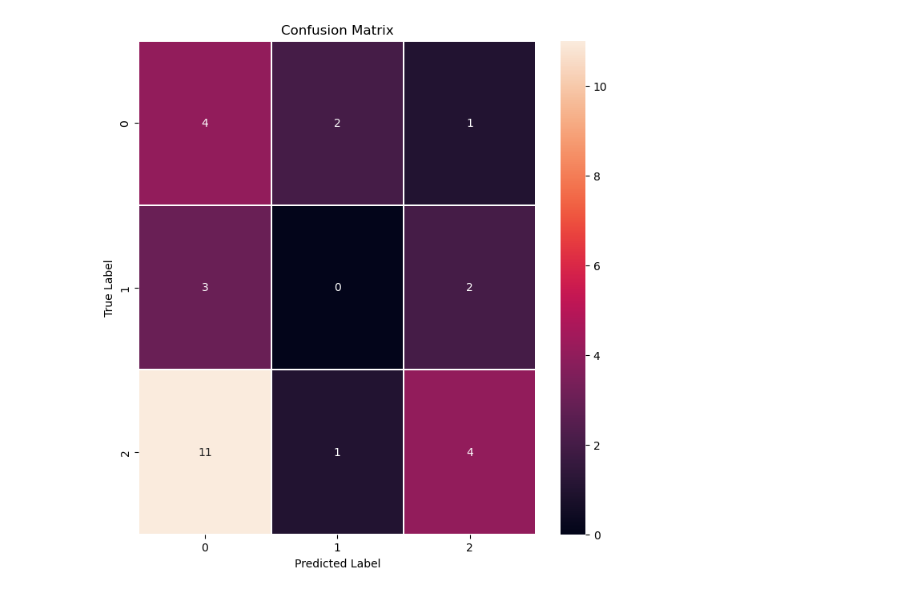
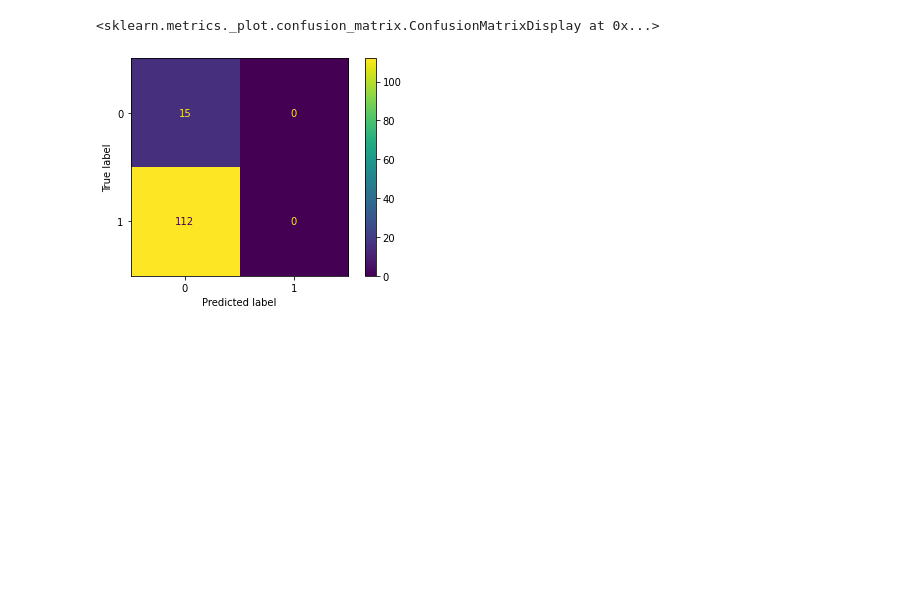
Before and after one commit to ml-sum23/genomic-cancer-classification, a Jupyter notebook: 03-cnn.ipynb, the cells around one changed output. Drawn from its saved outputs; the diff is of its cells as text; code cells hidden in the pictures; blank space fills up the shorter version.

Commit message:
update cnn model with new data

```diff
--- a/03-cnn.ipynb
+++ b/03-cnn.ipynb
@@ -87,5 +90 @@ display(len(imgs))
-# %%
-X = np.array(imgs)
-y = pd.read_csv(data_dir + 'labels.csv', index_col=0)
-y = y.to_numpy().ravel()
 # %%
@@ -178,0 +148,6 @@ _________________________________________________________________
+# %%
+from sklearn.model_selection import train_test_split
+X_train, X_test, y_train, y_test = train_test_split(X, labels, test_size=0.3, random_state=42)
+
+display(X_train.shape)
+display(y_train.shape)
@@ -178,0 +157,10 @@ _________________________________________________________________
+# %%
+from sklearn.utils import class_weight
+
+cls_wt = class_weight.compute_class_weight(class_weight='balanced',
+                                  classes = np.unique(y_train),
+                                  y = y_train)
+
+class_weights = {0: cls_wt[0], 1:cls_wt[1]}
+
+print('class weights:', class_weights)
@@ -179,8 +169,9 @@ _________________________________________________________________
 # %%
 history = model.fit(
         X_train,
-        trainY,
-        epochs=100,
-        validation_data=(X_test, testY)
+        y_train,
+        class_weight=class_weights,
+        epochs=20,
+        validation_data=(X_test, y_test)
     )
 # %% [output]
@@ -224,19 +215,12 @@ plt.show()
 # %%
-# confusion matrix
-import seaborn as sns
-from sklearn.metrics import confusion_matrix
+from sklearn.metrics import confusion_matrix, ConfusionMatrixDisplay
 # Predict the values from the validation dataset
 y_pred = model.predict(X_test)
 # Convert predictions classes to one hot vectors
 y_pred_classes = np.argmax(y_pred,axis = 1)
 
 # compute the confusion matrix
-confusion_mtx = confusion_matrix(y_test, y_pred_classes)
-# # plot the confusion matrix
-f,ax = plt.subplots(figsize=(8, 8))
-sns.heatmap(confusion_mtx, annot=True, linewidths=0.01,ax=ax)
-plt.xlabel("Predicted Label")
-plt.ylabel("True Label")
-plt.title("Confusion Matrix")
-plt.show()
+confusion_mtx = confusion_matrix(y_test,y_pred_classes)
+cmd = ConfusionMatrixDisplay(confusion_mtx)
+cmd.plot()
 # %% [output]
@@ -244 +228,2 @@ plt.show()
+<sklearn.metrics._plot.confusion_matrix.ConfusionMatrixDisplay at 0x...>
-[figure, old version]
+[figure, new version]
```
Also changed, not shown: parts of 23 cells of this notebook.
